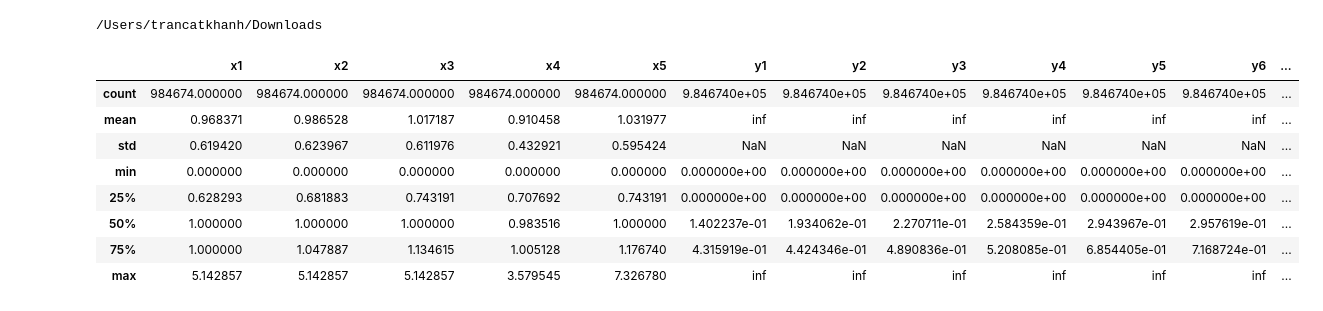
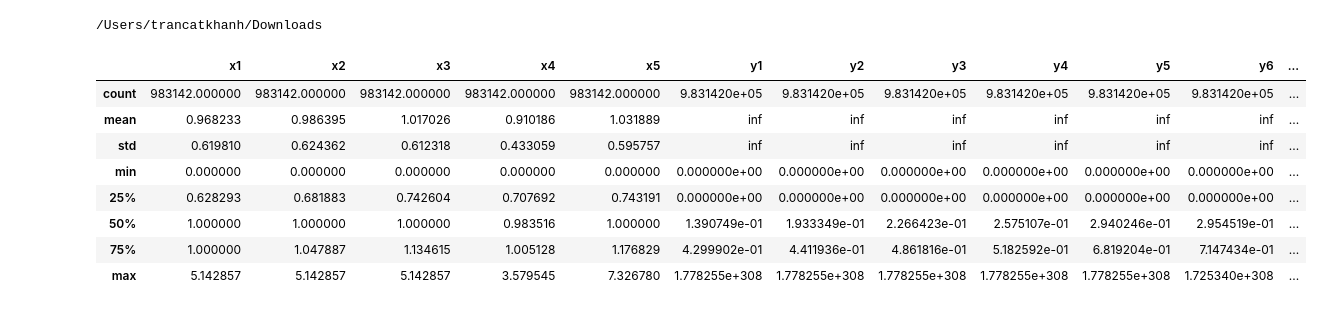
Before and after one commit to khanhha1005/Microsoft_Auto_ML, a Jupyter notebook: AutoML.ipynb, the cells around one changed output. Saved outputs shown, nothing was run; the diff lists cells and outputs as text; code cells hidden in the pictures.

```diff
--- a/AutoML.ipynb
+++ b/AutoML.ipynb
@@ -4,16 +4,17 @@
 /Users/trancatkhanh/Downloads
 # %%
 import pandas as pd
-df = pd.read_csv('Data_Supervised_Train.csv')
+import numpy as np
+df = pd.read_csv('Data_Supervised_Train (2).csv')
 #describe df
 df.describe()
 # %% [output]
 |  | x1 | x2 | x3 | x4 | x5 | y1 | y2 | y3 | y4 | y5 | y6 | ... |
-| count | 984674.000000 | 984674.000000 | 984674.000000 | 984674.000000 | 984674.000000 | 9.846740e+05 | 9.846740e+05 | 9.846740e+05 | 9.846740e+05 | 9.846740e+05 | 9.846740e+05 | ... |
-| mean | 0.968371 | 0.986528 | 1.017187 | 0.910458 | 1.031977 | inf | inf | inf | inf | inf | inf | ... |
-| std | 0.619420 | 0.623967 | 0.611976 | 0.432921 | 0.595424 | NaN | NaN | NaN | NaN | NaN | NaN | ... |
+| count | 983142.000000 | 983142.000000 | 983142.000000 | 983142.000000 | 983142.000000 | 9.831420e+05 | 9.831420e+05 | 9.831420e+05 | 9.831420e+05 | 9.831420e+05 | 9.831420e+05 | ... |
+| mean | 0.968233 | 0.986395 | 1.017026 | 0.910186 | 1.031889 | inf | inf | inf | inf | inf | inf | ... |
+| std | 0.619810 | 0.624362 | 0.612318 | 0.433059 | 0.595757 | inf | inf | inf | inf | inf | inf | ... |
 | min | 0.000000 | 0.000000 | 0.000000 | 0.000000 | 0.000000 | 0.000000e+00 | 0.000000e+00 | 0.000000e+00 | 0.000000e+00 | 0.000000e+00 | 0.000000e+00 | ... |
-| 25% | 0.628293 | 0.681883 | 0.743191 | 0.707692 | 0.743191 | 0.000000e+00 | 0.000000e+00 | 0.000000e+00 | 0.000000e+00 | 0.000000e+00 | 0.000000e+00 | ... |
-| 50% | 1.000000 | 1.000000 | 1.000000 | 0.983516 | 1.000000 | 1.402237e-01 | 1.934062e-01 | 2.270711e-01 | 2.584359e-01 | 2.943967e-01 | 2.957619e-01 | ... |
-| 75% | 1.000000 | 1.047887 | 1.134615 | 1.005128 | 1.176740 | 4.315919e-01 | 4.424346e-01 | 4.890836e-01 | 5.208085e-01 | 6.854405e-01 | 7.168724e-01 | ... |
-| max | 5.142857 | 5.142857 | 5.142857 | 3.579545 | 7.326780 | inf | inf | inf | inf | inf | inf | ... |
+| 25% | 0.628293 | 0.681883 | 0.742604 | 0.707692 | 0.743191 | 0.000000e+00 | 0.000000e+00 | 0.000000e+00 | 0.000000e+00 | 0.000000e+00 | 0.000000e+00 | ... |
+| 50% | 1.000000 | 1.000000 | 1.000000 | 0.983516 | 1.000000 | 1.390749e-01 | 1.933349e-01 | 2.266423e-01 | 2.575107e-01 | 2.940246e-01 | 2.954519e-01 | ... |
+| 75% | 1.000000 | 1.047887 | 1.134615 | 1.005128 | 1.176829 | 4.299902e-01 | 4.411936e-01 | 4.861816e-01 | 5.182592e-01 | 6.819204e-01 | 7.147434e-01 | ... |
+| max | 5.142857 | 5.142857 | 5.142857 | 3.579545 | 7.326780 | 1.778255e+308 | 1.778255e+308 | 1.778255e+308 | 1.778255e+308 | 1.778255e+308 | 1.725340e+308 | ... |
```
Also changed, not shown: parts of 13 cells of this notebook, 1 other file.
